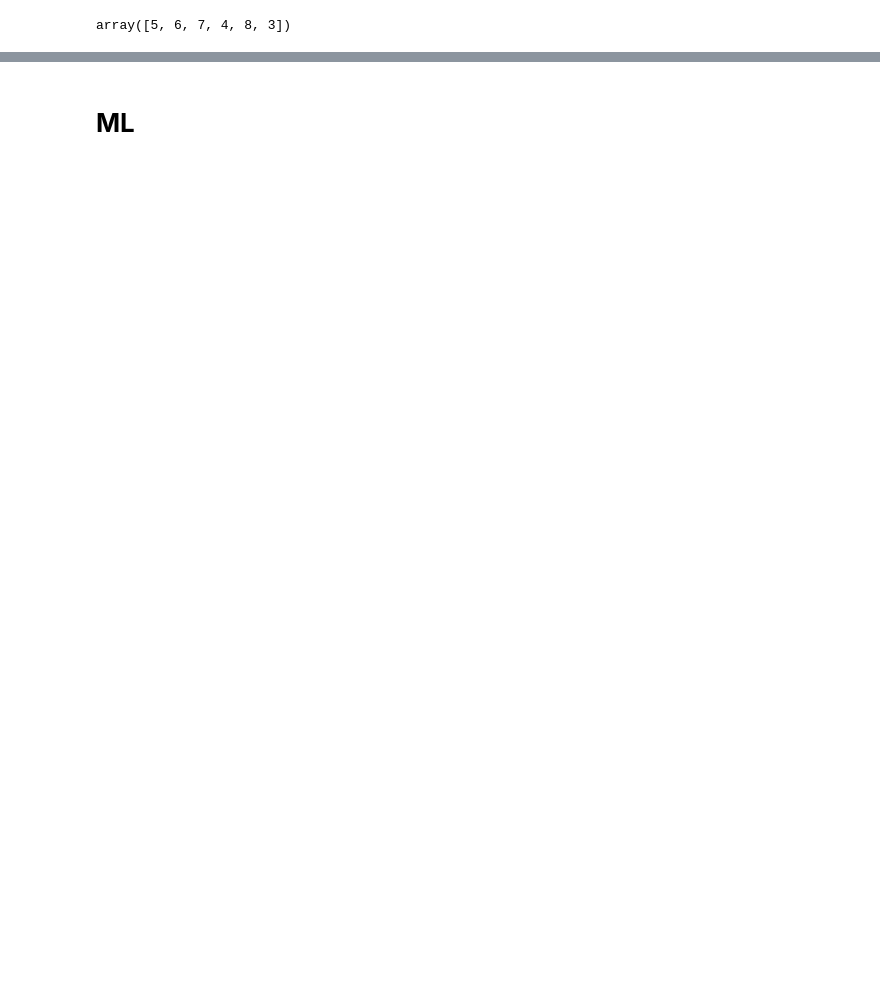
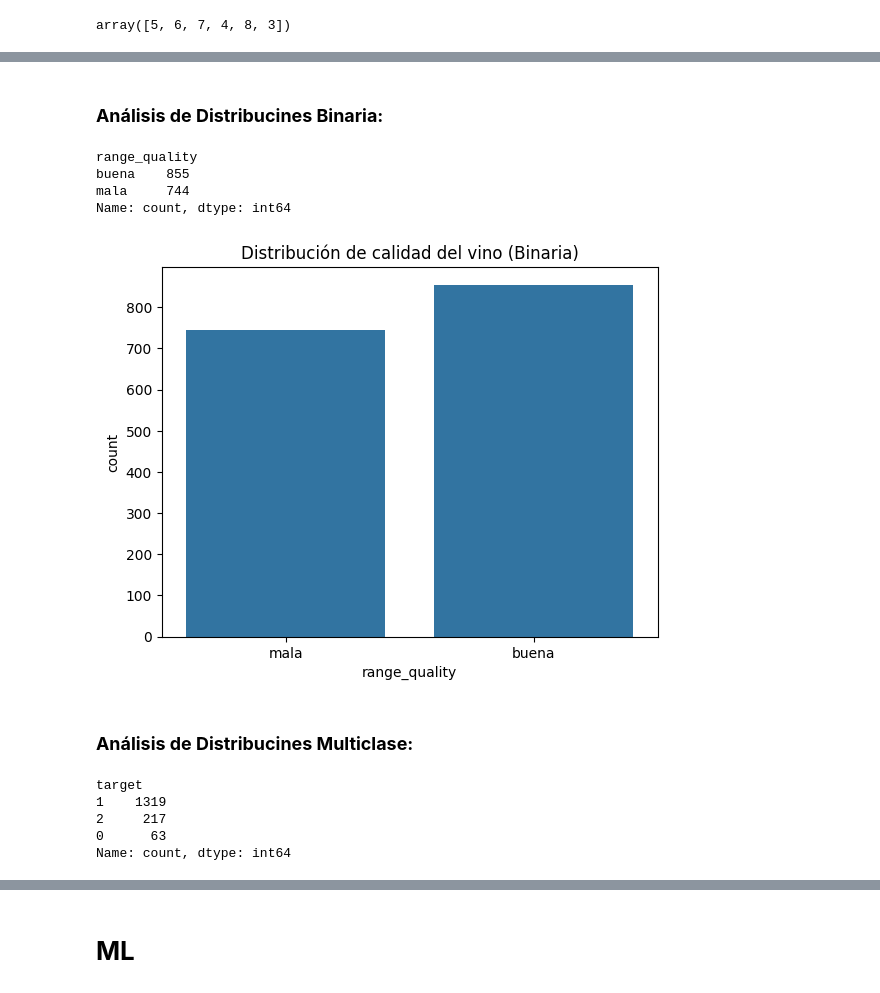
Before and after one commit to 4GeeksAcademy/CristinaChico_ML23-KNN-WineQuality, a Jupyter notebook: src/KNN-WineQuality_ML.ipynb, the cells around one changed output, grey strips where cells are left out. Saved outputs shown, nothing was run; the diff lists cells and outputs as text; code cells hidden in the pictures; blank space fills up the shorter version.

```diff
--- a/src/KNN-WineQuality_ML.ipynb
+++ b/src/KNN-WineQuality_ML.ipynb
@@ -241,2 +239,0 @@ df.loc[(df == 0).any(axis=1)] # Ver filas que contienen almenos un 0
-# %%
-df = df.drop(df[(df['BMI'] == 0) & (df['Glucose'] == 0) & (df['BloodPressure'] == 0)].index)
@@ -245,2 +239,0 @@ df = df.drop(df[(df['BMI'] == 0) & (df['Glucose'] == 0) & (df['BloodPressure'] =
-# %%
-df = df.drop(['SkinThickness', 'Insulin'], axis=1)
@@ -305,0 +246,6 @@ NameError: name 'df' is not defined
+# %%
+df_binclass = df.copy()
+
+# Separación binaria:
+df_binclass["range_quality"] = df["quality"].apply(lambda x: "buena" if x >= 6 else "mala")
+df_binclass.head()
@@ -305,0 +281,25 @@ NameError: name 'df' is not defined
+# %% [markdown]
+### **Análisis de Distribucines Binaria:**
+# %%
+df_binclass["range_quality"].value_counts()
+# %% [output]
+range_quality
+buena    855
+mala     744
+Name: count, dtype: int64
+# %%
+sns.countplot(data=df_binclass, x="range_quality")
+plt.title("Distribución de calidad del vino (Binaria)")
+plt.show()
+# %% [output]
+[figure, added]
+# %% [markdown]
+### **Análisis de Distribucines Multiclase:**
+# %%
+df_multiclass["target"].value_counts()
+# %% [output]
+target
+1    1319
+2     217
+0      63
+Name: count, dtype: int64
```
Also changed, not shown: parts of 144 cells of this notebook.
